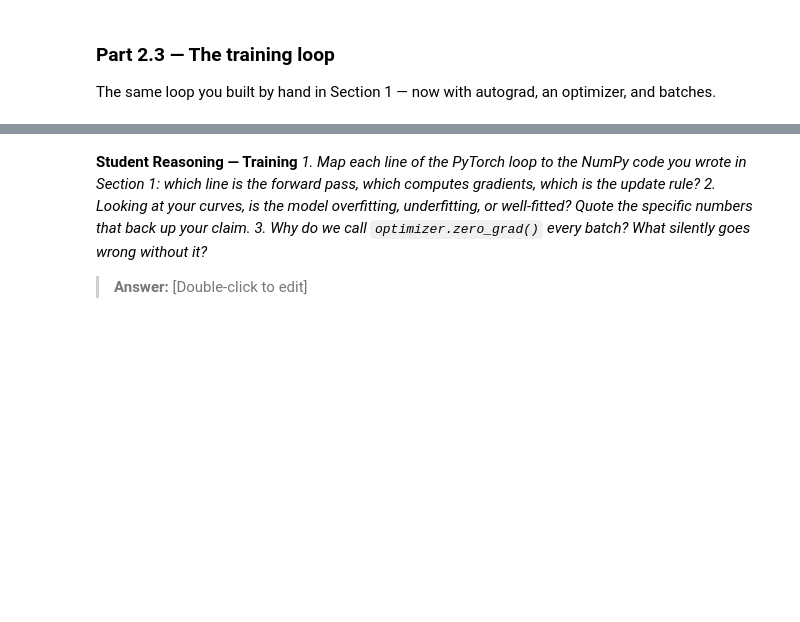
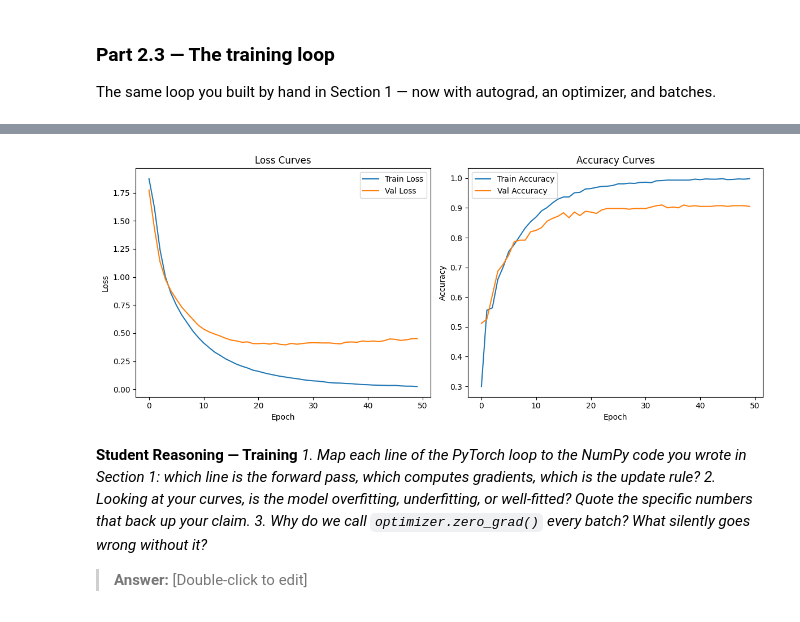
Before and after one commit to Big-Jak/lab-3, a Jupyter notebook: Lab_3.ipynb, the cells around one changed output, grey strips where cells are left out. Drawn from its saved outputs; the diff is of its cells as text; code cells hidden in the pictures; blank space fills up the shorter version.

```diff
--- a/Lab_3.ipynb
+++ b/Lab_3.ipynb
@@ -446,6 +496,8 @@ The same loop you built by hand in Section 1 — now with autograd, an optimizer
 # %%
 # TODO: criterion = nn.CrossEntropyLoss()
 #       optimizer = torch.optim.Adam(model.parameters(), lr=1e-3)   # or SGD — justify
+criterion = nn.CrossEntropyLoss()
+optimizer = torch.optim.Adam(model.parameters(), lr=1e-3)
 
 # TODO: Train for at least 50 epochs. Each epoch:
 #   1. model.train(); for xb, yb in train_loader:
@@ -457,7 +509,96 @@ The same loop you built by hand in Section 1 — now with autograd, an optimizer
 #   2. model.eval() + torch.no_grad(): compute loss AND accuracy on train and validation sets
 #   3. Append everything to history lists; print a one-line summary per epoch.
 
-# TODO: Save the best model (highest validation accuracy):
-#   torch.save(model.state_dict(), "ffn_best.pt")
+history = {
+	'train_loss': [],
+	'train_acc': [],
+	'val_loss': [],
+	'val_acc': []
+}
+
+epochs = 50
+best_val_acc = 0
+best_model_state = None
+
+for epoch in range(epochs):
+	# Training phase
+	model.train()
+	train_loss = 0.0
+	train_correct = 0
+	train_total = 0
+
+	for xb, yb in train_loader:
+		xb, yb = xb.to(DEVICE), yb.to(DEVICE)
+
+		optimizer.zero_grad()
+		logits = model(xb)
+		loss = criterion(logits, yb)
+		loss.backward()
+		optimizer.step()
+
+		train_loss += loss.item()
+		_, predicted = torch.max(logits.data, 1)
+		train_total += yb.size(0)
+		train_correct += (predicted == yb).sum().item()
+
+	train_loss /= len(train_loader)
+	train_acc = train_correct / train_total
+
+	# Validation phase
+	model.eval()
+	val_loss = 0.0
+	val_correct = 0
+	val_total = 0
+
+	with torch.no_grad():
+		for xb, yb in val_loader:
+			xb, yb = xb.to(DEVICE), yb.to(DEVICE)
+			logits = model(xb)
+			loss = criterion(logits, yb)
+
+			val_loss += loss.item()
+			_, predicted = torch.max(logits.data, 1)
+			val_total += yb.size(0)
+			val_correct += (predicted == yb).sum().item()
+
+	val_loss /= len(val_loader)
+	val_acc = val_correct / val_total
+
+	# Save best model
+	if val_acc > best_val_acc:
+		best_val_acc = val_acc
+		best_model_state = model.state_dict()
+
+	history['train_loss'].append(train_loss)
+	history['train_acc'].append(train_acc)
+	history['val_loss'].append(val_loss)
+	history['val_acc'].append(val_acc)
+
+	if (epoch + 1) % 10 == 0:
+		print(f"Epoch {epoch+1}/{epochs} | Train Loss: {train_loss:.4f}, Train Acc: {train_acc:.4f} | Val Loss: {val_loss:.4f}, Val Acc: {val_acc:.4f}")
+
+# Save the best model
+torch.save(best_model_state, "ffn_best.pt")
 
 # TODO: Plot loss curves (train + val) and accuracy curves (train + val), with legends.
+plt.figure(figsize=(12, 5))
+
+plt.subplot(1, 2, 1)
+plt.plot(history['train_loss'], label='Train Loss')
+plt.plot(history['val_loss'], label='Val Loss')
+plt.xlabel('Epoch')
+plt.ylabel('Loss')
+plt.title('Loss Curves')
+plt.legend()
+
+plt.subplot(1, 2, 2)
+plt.plot(history['train_acc'], label='Train Accuracy')
+plt.plot(history['val_acc'], label='Val Accuracy')
+plt.xlabel('Epoch')
+plt.ylabel('Accuracy')
+plt.title('Accuracy Curves')
+plt.legend()
+
+plt.tight_layout()
+plt.show()
+# %% [output]
@@ -464,3 +610,4 @@ The same loop you built by hand in Section 1 — now with autograd, an optimizer
+[figure, added]
 # %% [markdown]
 **Student Reasoning — Training**
 *1. Map each line of the PyTorch loop to the NumPy code you wrote in Section 1: which line is
```
Also changed, not shown: parts of 4 cells of this notebook.
